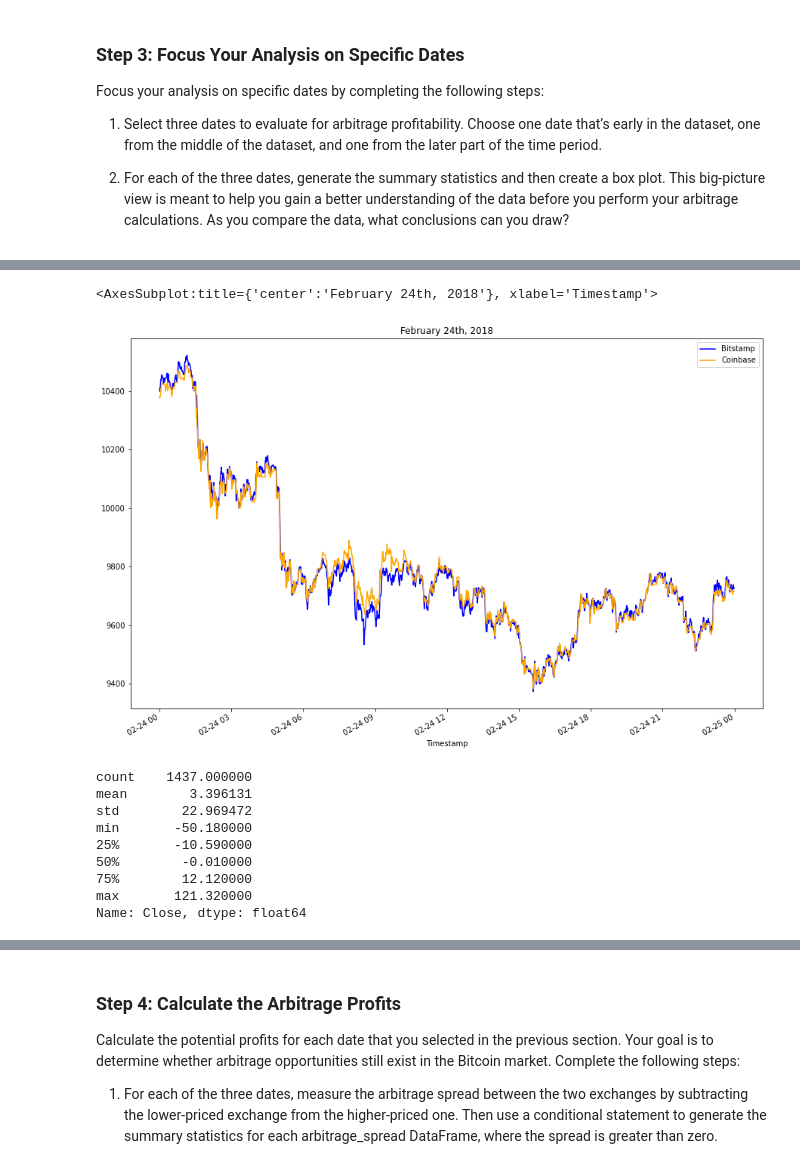
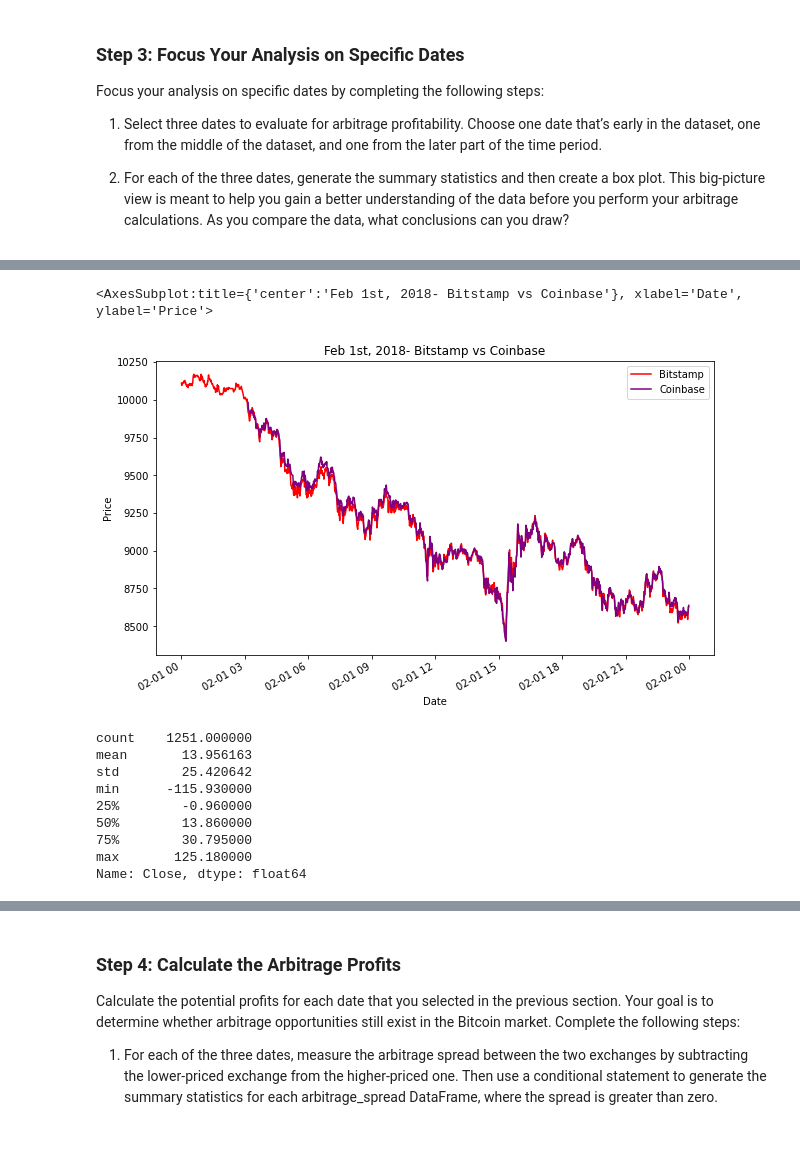
Before and after one commit to beowulf888/Module_3_challenge, a Jupyter notebook: Starter_Code/crypto_arbitrage.ipynb, the cells around one changed output, grey strips where cells are left out. Saved outputs shown, nothing was run; the diff lists cells and outputs as text; code cells hidden in the pictures; blank space fills up the shorter version.

```diff
--- a/Starter_Code/crypto_arbitrage.ipynb
+++ b/Starter_Code/crypto_arbitrage.ipynb
@@ -330,26 +339,33 @@ Name: Close, dtype: float64
 # %%
 # Create an overlay plot that visualizes the two dataframes over a period of one day from the middle of the dataset.
 # Be sure that the plots include the parameters `legend`, `figsize`, `title`, `color` and `label`
-# YOUR CODE HERE
+
+bitstamp_sliced['Close'].loc['2018-02-01'].plot(legend=True, figsize=(10, 6),
+                                                   title="Feb 1st, 2018- Bitstamp vs Coinbase",
+                                                   color='red',label="Bitstamp")
+
+coinbase_sliced['Close'].loc['2018-02-01'].plot(legend=True, figsize=(10, 6), color='purple',
+                                                   label="Coinbase",ylabel="Price", xlabel="Date")
 # %% [output]
-<AxesSubplot:title={'center':'February 24th, 2018'}, xlabel='Timestamp'>
+<AxesSubplot:title={'center':'Feb 1st, 2018- Bitstamp vs Coinbase'}, xlabel='Date', ylabel='Price'>
-[figure, old version]
+[figure, new version]
 # %%
 # Using the date in the middle that you have selected, calculate the arbitrage spread
 # by subtracting the bitstamp lower closing prices from the coinbase higher closing prices
-arbitrage_spread_middle = # YOUR CODE HERE
+arbitrage_spread_middle = coinbase_sliced['Close'].loc['2018-02-01'] - bitstamp_sliced['Close'].loc['2018-02-01']
+
 
 # Generate summary statistics
-# YOUR CODE HERE
+arbitrage_spread_middle.describe()
 # %% [output]
-count    1437.000000
-mean        3.396131
-std        22.969472
-min       -50.180000
-25%       -10.590000
-50%        -0.010000
-75%        12.120000
-max       121.320000
+count    1251.000000
+mean       13.956163
+std        25.420642
+min      -115.930000
+25%        -0.960000
+50%        13.860000
+75%        30.795000
+max       125.180000
 Name: Close, dtype: float64
 # %%
 # Visualize the arbitrage spread from the middle of the dataset in a box plot
```
Also changed, not shown: parts of 30 cells of this notebook.
